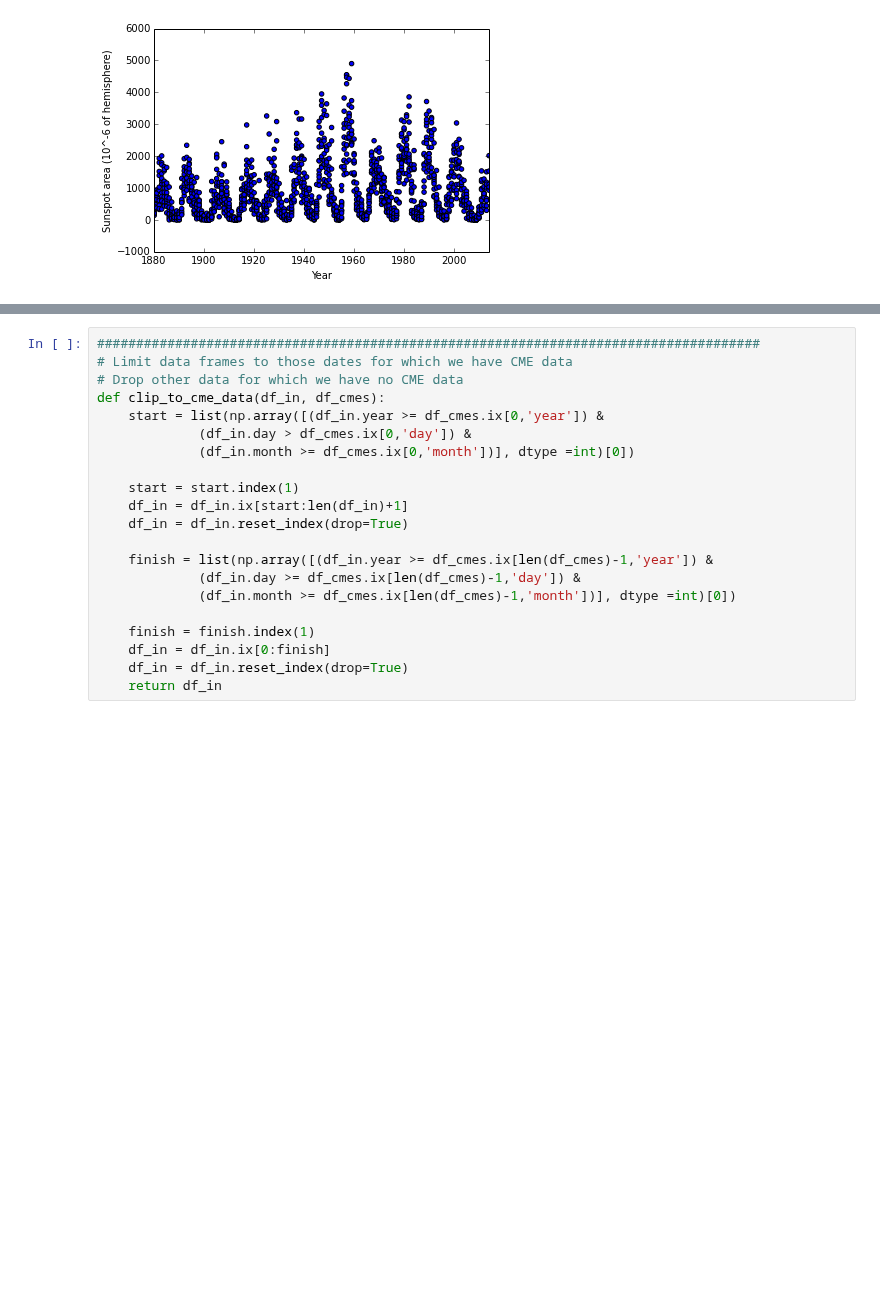
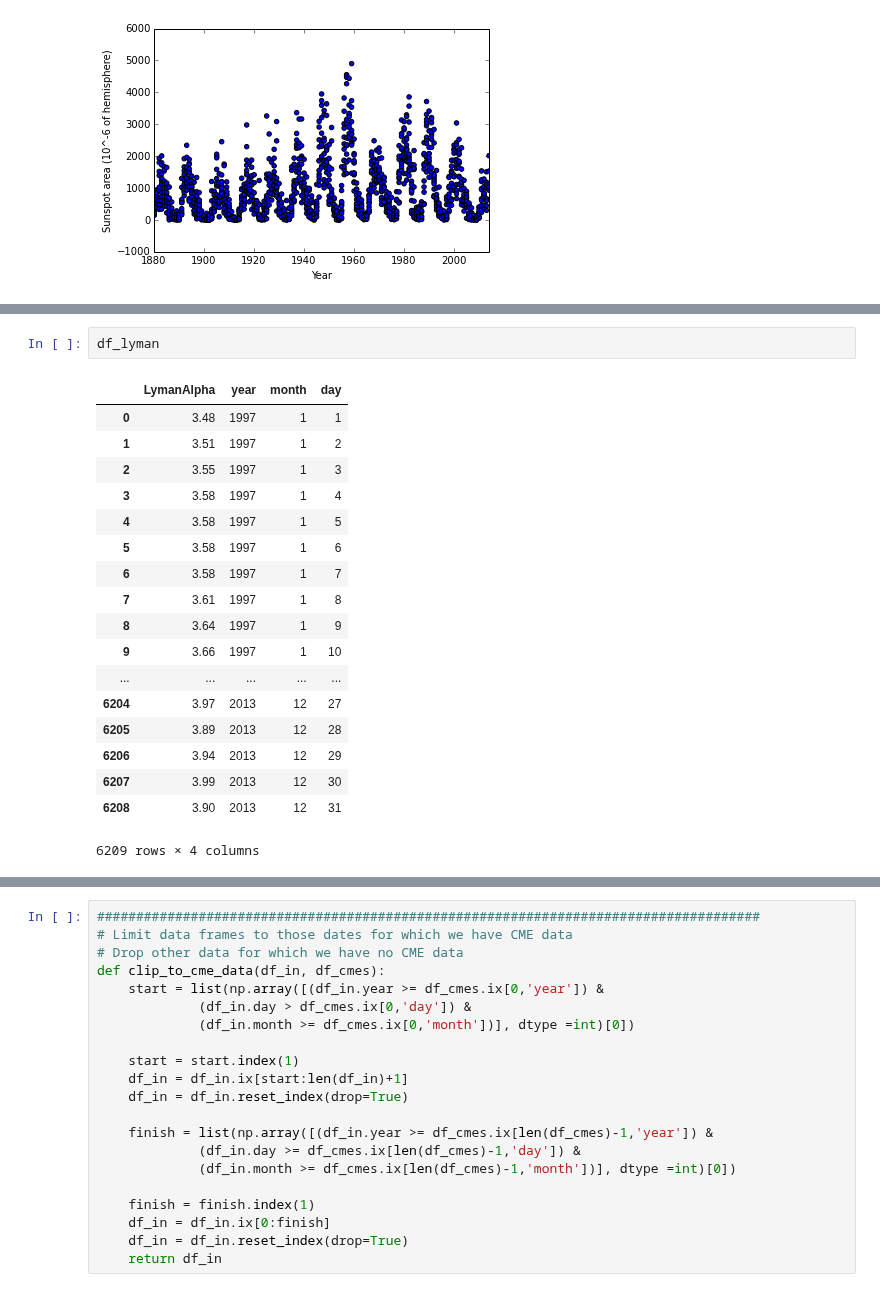
Before and after one commit to dinob0t/ga_project_final, a Jupyter notebook: cmes.ipynb, the cells around one changed output, grey strips where cells are left out. Cells and saved outputs as stored; diff of their text form; blank space fills up the shorter version.

```diff
--- a/cmes.ipynb
+++ b/cmes.ipynb
@@ -103,3 +130,24 @@ plt.xlim((1880,2014))
+# %%
+df_lyman
+# %% [output]
+|  | LymanAlpha | year | month | day |
+| 0 | 3.48 | 1997 | 1 | 1 |
+| 1 | 3.51 | 1997 | 1 | 2 |
+| 2 | 3.55 | 1997 | 1 | 3 |
+| 3 | 3.58 | 1997 | 1 | 4 |
+| 4 | 3.58 | 1997 | 1 | 5 |
+| 5 | 3.58 | 1997 | 1 | 6 |
+| 6 | 3.58 | 1997 | 1 | 7 |
+| 7 | 3.61 | 1997 | 1 | 8 |
+| 8 | 3.64 | 1997 | 1 | 9 |
+| 9 | 3.66 | 1997 | 1 | 10 |
+| ... | ... | ... | ... | ... |
+| 6204 | 3.97 | 2013 | 12 | 27 |
+| 6205 | 3.89 | 2013 | 12 | 28 |
+| 6206 | 3.94 | 2013 | 12 | 29 |
+| 6207 | 3.99 | 2013 | 12 | 30 |
+| 6208 | 3.90 | 2013 | 12 | 31 |
+6209 rows × 4 columns
 # %%
 #####################################################################################
 # Import Greenwich sunspot groupings data
```
Also changed, not shown: parts of 16 cells of this notebook, 24 other files.
